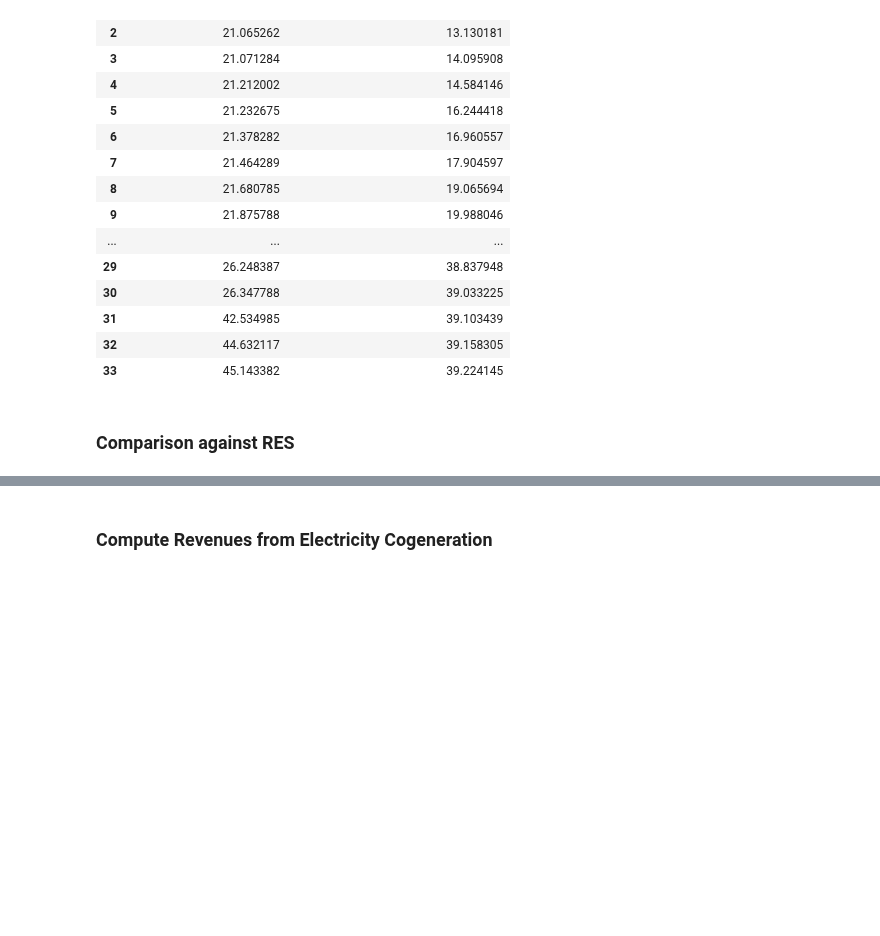
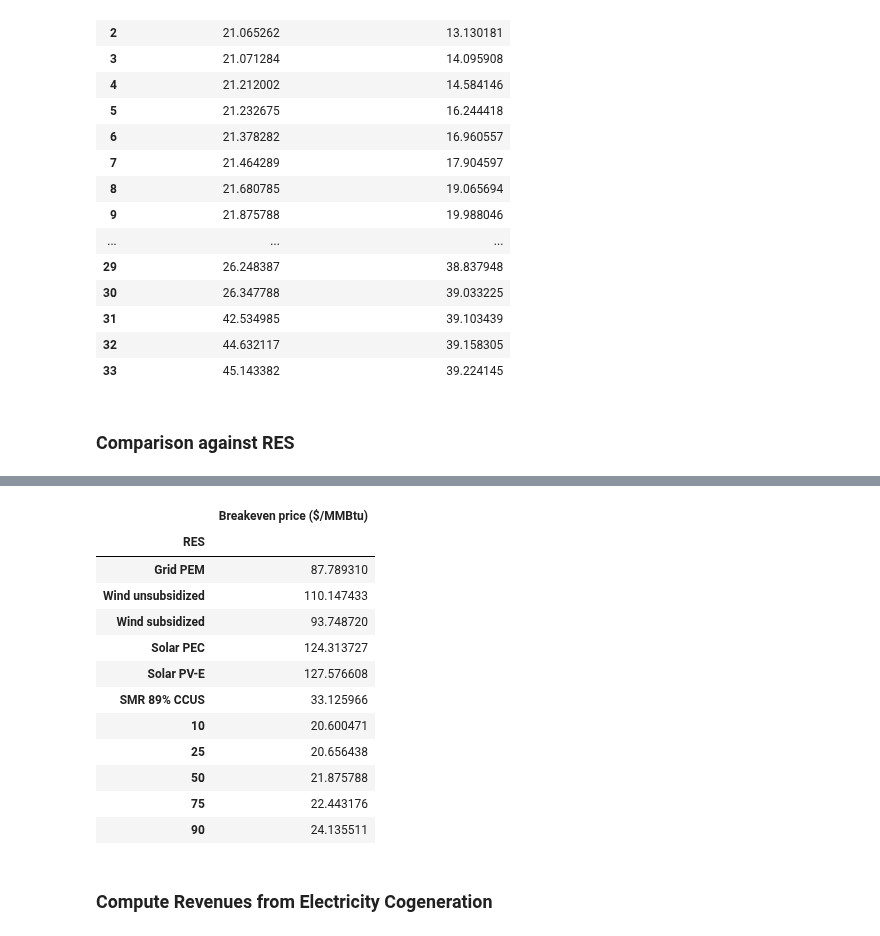
Before and after one commit to mgarrouste/SMR_deployment, a Jupyter notebook: code/pp_ammonia.ipynb, the cells around one changed output, grey strips where cells are left out. Saved outputs shown, nothing was run; the diff lists cells and outputs as text; code cells hidden in the pictures; blank space fills up the shorter version.

```diff
--- a/code/pp_ammonia.ipynb
+++ b/code/pp_ammonia.ipynb
@@ -153,3 +134,26 @@ res_be
+# %%
+res_be = pd.read_csv('./results/res_be_ammonia.csv', index_col='RES')
+def find_be_h2_demand(df, percentage):
+  indleft = df['Cum h2 dem (%)'].sub(percentage).abs().idxmin()
+  be = df['Breakeven price ($/MMBtu)'][indleft]
+  return be
+for percent in [10, 25, 50, 75, 90]:
+  res_be.loc[str(percent), 'Breakeven price ($/MMBtu)'] = find_be_h2_demand(df, percent)
+res_be
+# %% [output]
+|  | Breakeven price ($/MMBtu) |
+| RES |  |
+| Grid PEM | 87.789310 |
+| Wind unsubsidized | 110.147433 |
+| Wind subsidized | 93.748720 |
+| Solar PEC | 124.313727 |
+| Solar PV-E | 127.576608 |
+| SMR 89% CCUS | 33.125966 |
+| 10 | 20.600471 |
+| 25 | 20.656438 |
+| 50 | 21.875788 |
+| 75 | 22.443176 |
+| 90 | 24.135511 |
 # %%
 sheetn= 'ammonia'
 excelf = './results/res_be_comparison.xlsx'
```
Also changed, not shown: parts of 5 cells of this notebook, 2 other files.
